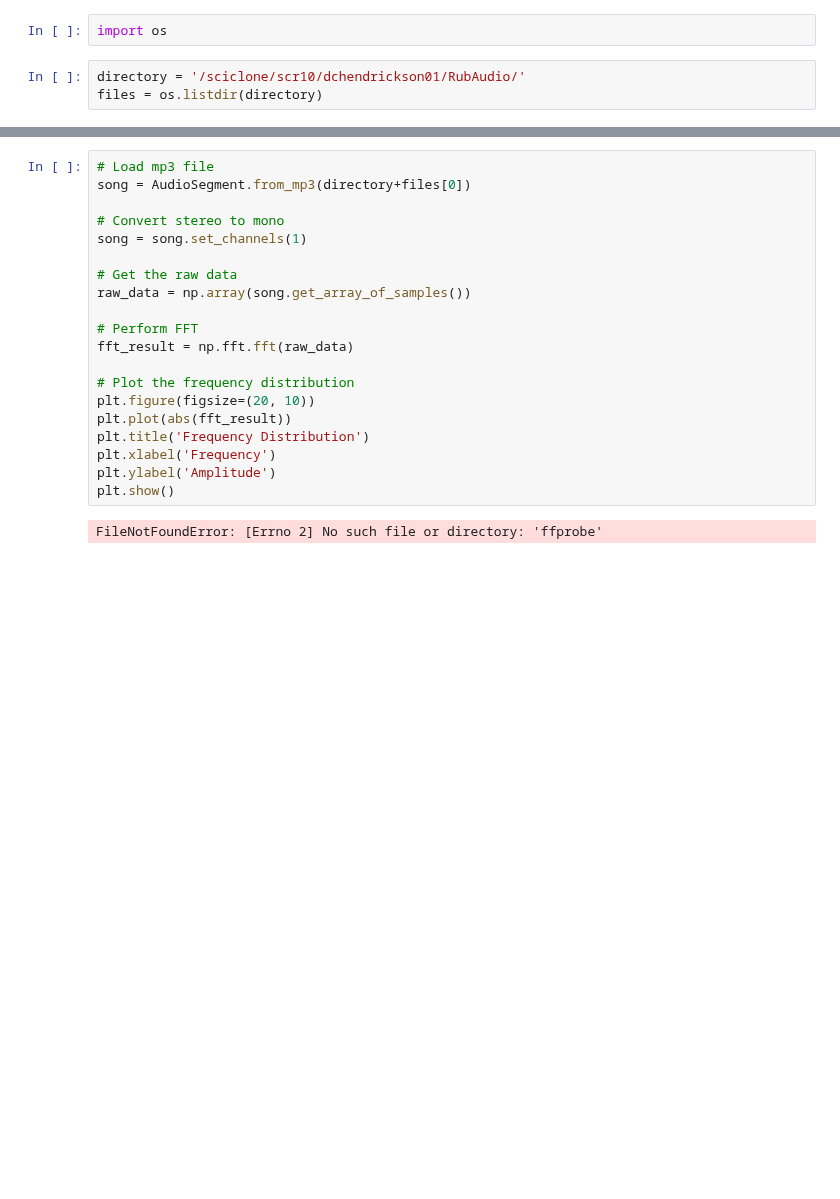
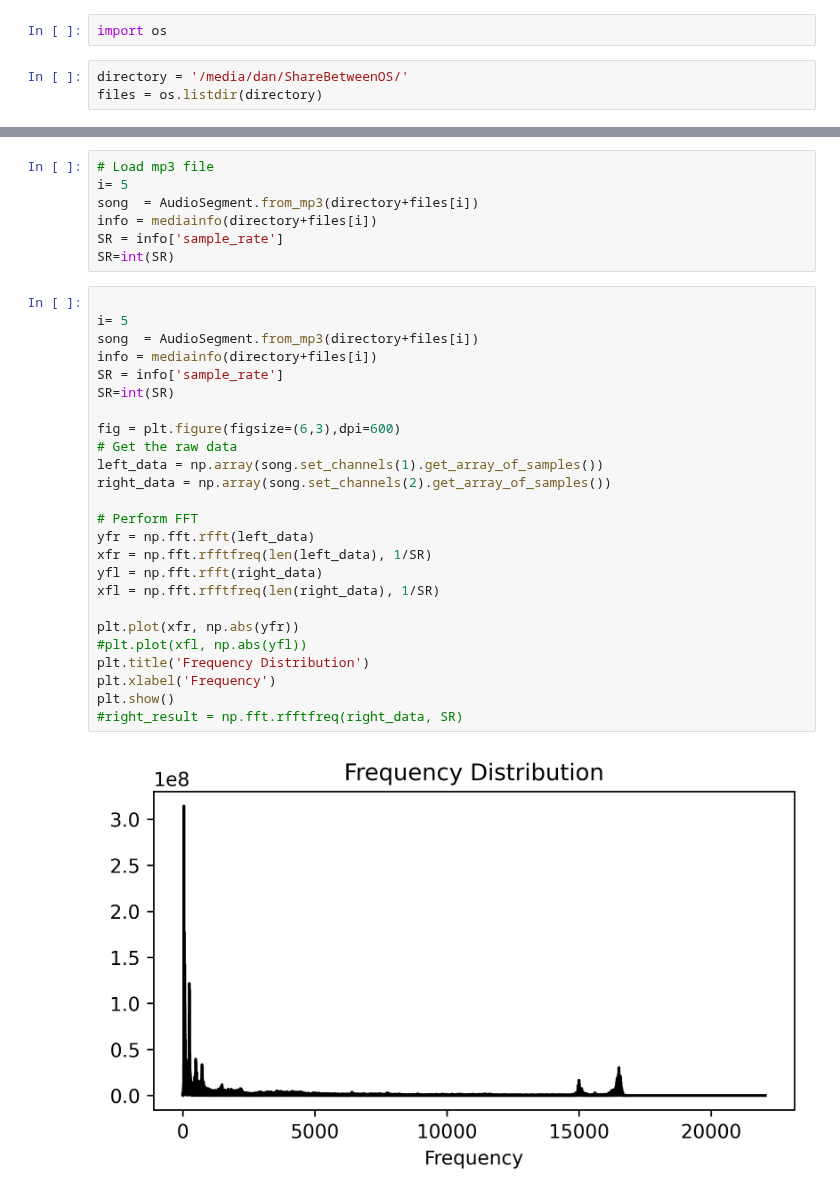
Before and after one commit to danchendrickson/RMG_NDE_Disssertation, a Jupyter notebook: Laser Code/Analyze Audio From Video.ipynb, the cells around one changed output, grey strips where cells are left out. Saved outputs shown, nothing was run; the diff lists cells and outputs as text; blank space fills up the shorter version.

```diff
--- a/Laser Code/Analyze Audio From Video.ipynb
+++ b/Laser Code/Analyze Audio From Video.ipynb
@@ -30,5 +39,5 @@ from pydub import AudioSegment
 # %%
 import os
 # %%
-directory = '/sciclone/scr10/dchendrickson01/RubAudio/'
+directory = '/media/dan/ShareBetweenOS/'
 files = os.listdir(directory)
@@ -35,22 +64,34 @@ files = os.listdir(directory)
 # %%
 # Load mp3 file
-song = AudioSegment.from_mp3(directory+files[0])
-
-# Convert stereo to mono
-song = song.set_channels(1)
-
-# Get the raw data
-raw_data = np.array(song.get_array_of_samples())
-
-# Perform FFT
-fft_result = np.fft.fft(raw_data)
-
-# Plot the frequency distribution
-plt.figure(figsize=(20, 10))
-plt.plot(abs(fft_result))
-plt.title('Frequency Distribution')
-plt.xlabel('Frequency')
-plt.ylabel('Amplitude')
-plt.show()
+i= 5
+song  = AudioSegment.from_mp3(directory+files[i])
+info = mediainfo(directory+files[i])
+SR = info['sample_rate']
+SR=int(SR)
-# %% [output]
-FileNotFoundError: [Errno 2] No such file or directory: 'ffprobe'
+# %%
+
+i= 5
+song  = AudioSegment.from_mp3(directory+files[i])
+info = mediainfo(directory+files[i])
+SR = info['sample_rate']
+SR=int(SR)
+
+fig = plt.figure(figsize=(6,3),dpi=600)
+# Get the raw data
+left_data = np.array(song.set_channels(1).get_array_of_samples())
+right_data = np.array(song.set_channels(2).get_array_of_samples())
+
+# Perform FFT
+yfr = np.fft.rfft(left_data)
+xfr = np.fft.rfftfreq(len(left_data), 1/SR)
+yfl = np.fft.rfft(right_data)
+xfl = np.fft.rfftfreq(len(right_data), 1/SR)
+
+plt.plot(xfr, np.abs(yfr))
+#plt.plot(xfl, np.abs(yfl))
+plt.title('Frequency Distribution')
+plt.xlabel('Frequency')
+plt.show()
+#right_result = np.fft.rfftfreq(right_data, SR)
+# %% [output]
+[figure, added]
```
Also changed, not shown: parts of 7 cells of this notebook.
